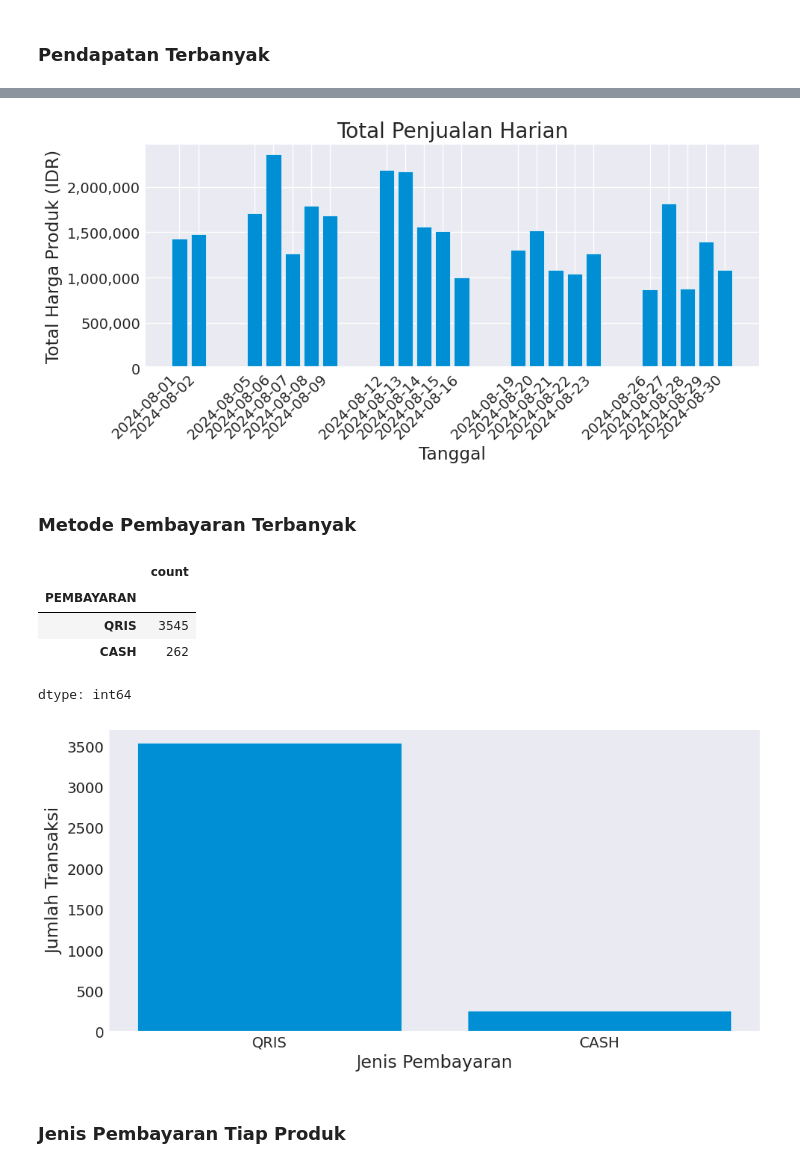
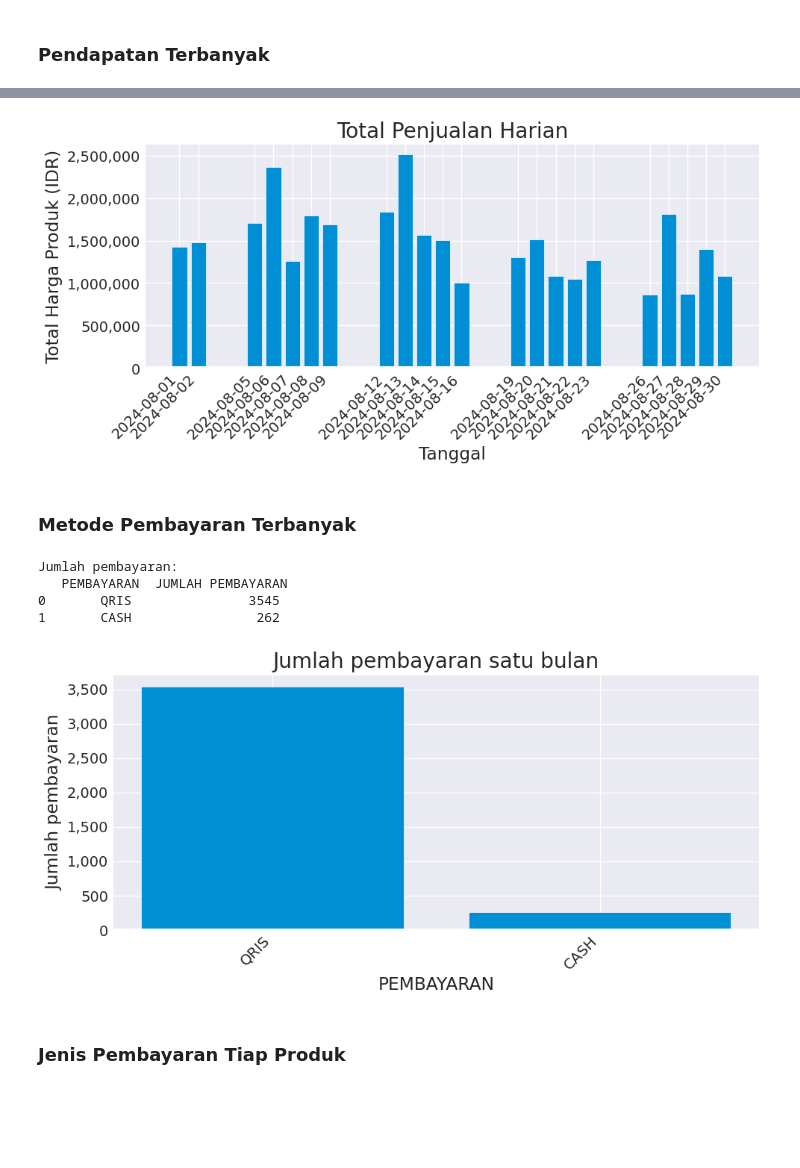
Before and after one commit to chalistahazizah/Sales_Analysis, a Jupyter notebook: ANALISIS_PENJUALAN_WARUNG_BU_YUNI.ipynb, the cells around one changed output, grey strips where cells are left out. Drawn from its saved outputs; the diff is of its cells as text; code cells hidden in the pictures; blank space fills up the shorter version.

```diff
--- a/ANALISIS_PENJUALAN_WARUNG_BU_YUNI.ipynb
+++ b/ANALISIS_PENJUALAN_WARUNG_BU_YUNI.ipynb
@@ -18,7 +18,7 @@ from tabulate import tabulate
 # %% [markdown]
 ### **Read Data**
 # %%
-df=pd.read_csv('/content/sample_data/penjualan_terbaru.csv')
+df=pd.read_csv('/content/sample_data/penjualanbuyuni.csv')
 
 print("Jumlah data :", df.shape[0])
 print(tabulate(df.head(), headers='keys', tablefmt='pretty'))
@@ -145,14 +136,6 @@ plt.gca().yaxis.set_major_formatter(mticker.StrMethodFormatter('{x:,.0f}'))
 plt.tight_layout()
 plt.show()
 # %% [output]
-[figure, old version]
+[figure, new version]
 # %% [markdown]
 ### **Metode Pembayaran Terbanyak**
-# %%
-df['PEMBAYARAN'].value_counts()
-# %% [output]
-|  | count |
-| PEMBAYARAN |  |
-| QRIS | 3545 |
-| CASH | 262 |
-dtype: int64
@@ -161,18 +142,23 @@ hasil2 = df['PEMBAYARAN'].value_counts()
+# %%
+top_payment_method = df_cleaned['PEMBAYARAN'].value_counts().reset_index()
+top_payment_method.columns = ['PEMBAYARAN', 'JUMLAH PEMBAYARAN']
+print("Jumlah pembayaran:\n", top_payment_method)
+# %% [output]
+Jumlah pembayaran:
+   PEMBAYARAN  JUMLAH PEMBAYARAN
+0       QRIS               3545
+1       CASH                262
 # %%
-pembayaran = hasil2.index  # Mengambil nama-nama jenis pembayaran
 plt.figure(figsize=(10, 5))
-plt.bar(pembayaran, hasil2.values)  # Menggunakan jumlah frekuensi pembayaran
-plt.xticks(pembayaran)
-
-plt.ylabel('Jumlah Transaksi')
-plt.xlabel('Jenis Pembayaran')
-
-# Nonaktifkan format eksponensial di sumbu Y
-plt.gca().yaxis.set_major_formatter(mticker.StrMethodFormatter('{x:.0f}'))
-
-plt.grid()
+plt.bar(top_payment_method['PEMBAYARAN'], top_payment_method['JUMLAH PEMBAYARAN'])
+plt.xlabel('PEMBAYARAN')
+plt.ylabel('Jumlah pembayaran')
+plt.title('Jumlah pembayaran satu bulan')
+plt.xticks(top_payment_method['PEMBAYARAN'], rotation=45, ha='right')
+plt.gca().yaxis.set_major_formatter(mticker.StrMethodFormatter('{x:,.0f}'))
+plt.tight_layout()
 plt.show()
 # %% [output]
-[figure, old version]
+[figure, new version]
 # %% [markdown]
 ### **Jenis Pembayaran Tiap Produk**
```
Also changed, not shown: parts of 20 cells of this notebook.
